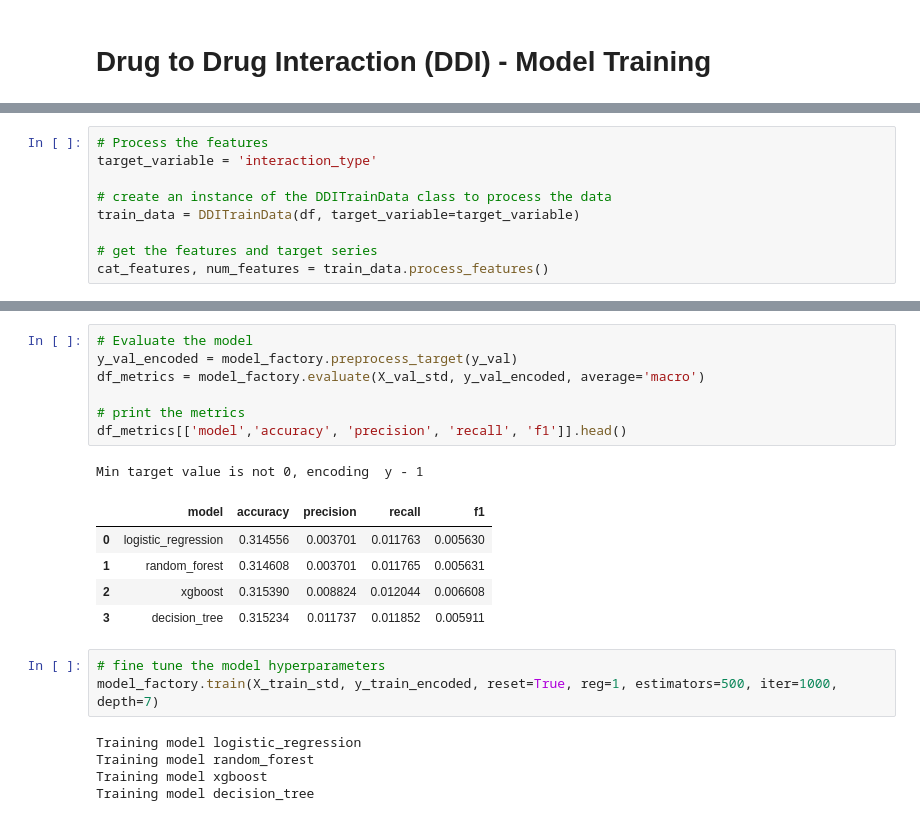
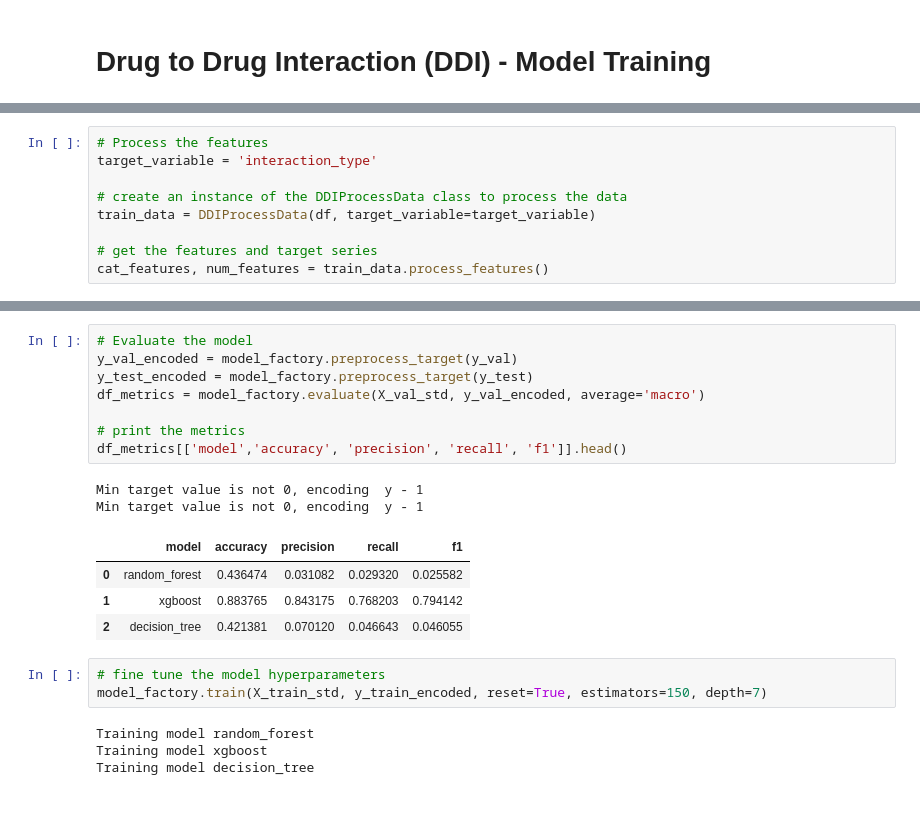
Before and after one commit to ozkary/machine-learning-engineering, a Jupyter notebook: projects/drug-drug-interaction/data_train.ipynb, the cells around one changed output, grey strips where cells are left out. Drawn from its saved outputs; the diff is of its cells as text.

```diff
--- a/projects/drug-drug-interaction/data_train.ipynb
+++ b/projects/drug-drug-interaction/data_train.ipynb
@@ -121,8 +269,8 @@ class DDITrainData():
 # Process the features
 target_variable = 'interaction_type'
 
-# create an instance of the DDITrainData class to process the data
-train_data = DDITrainData(df, target_variable=target_variable)
+# create an instance of the DDIProcessData class to process the data
+train_data = DDIProcessData(df, target_variable=target_variable)
 
 # get the features and target series
 cat_features, num_features = train_data.process_features()
@@ -308,22 +327,22 @@ Training model decision_tree
 # %%
 # Evaluate the model
 y_val_encoded = model_factory.preprocess_target(y_val)
+y_test_encoded = model_factory.preprocess_target(y_test)
 df_metrics = model_factory.evaluate(X_val_std, y_val_encoded, average='macro')
 
 # print the metrics
 df_metrics[['model','accuracy', 'precision', 'recall', 'f1']].head()
 # %% [output]
 Min target value is not 0, encoding  y - 1
+Min target value is not 0, encoding  y - 1
 |  | model | accuracy | precision | recall | f1 |
-| 0 | logistic_regression | 0.314556 | 0.003701 | 0.011763 | 0.005630 |
-| 1 | random_forest | 0.314608 | 0.003701 | 0.011765 | 0.005631 |
-| 2 | xgboost | 0.315390 | 0.008824 | 0.012044 | 0.006608 |
-| 3 | decision_tree | 0.315234 | 0.011737 | 0.011852 | 0.005911 |
+| 0 | random_forest | 0.436474 | 0.031082 | 0.029320 | 0.025582 |
+| 1 | xgboost | 0.883765 | 0.843175 | 0.768203 | 0.794142 |
+| 2 | decision_tree | 0.421381 | 0.070120 | 0.046643 | 0.046055 |
 # %%
 # fine tune the model hyperparameters
-model_factory.train(X_train_std, y_train_encoded, reset=True, reg=1, estimators=500, iter=1000, depth=7)
+model_factory.train(X_train_std, y_train_encoded, reset=True, estimators=150, depth=7)
 # %% [output]
-Training model logistic_regression
 Training model random_forest
 Training model xgboost
 Training model decision_tree
```
Also changed, not shown: parts of 18 cells of this notebook, 22 other files.
